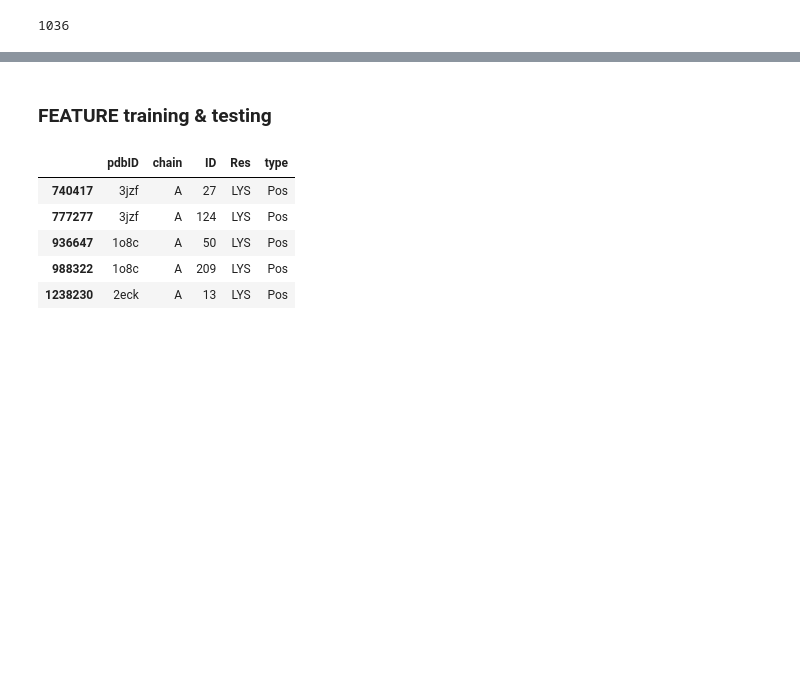
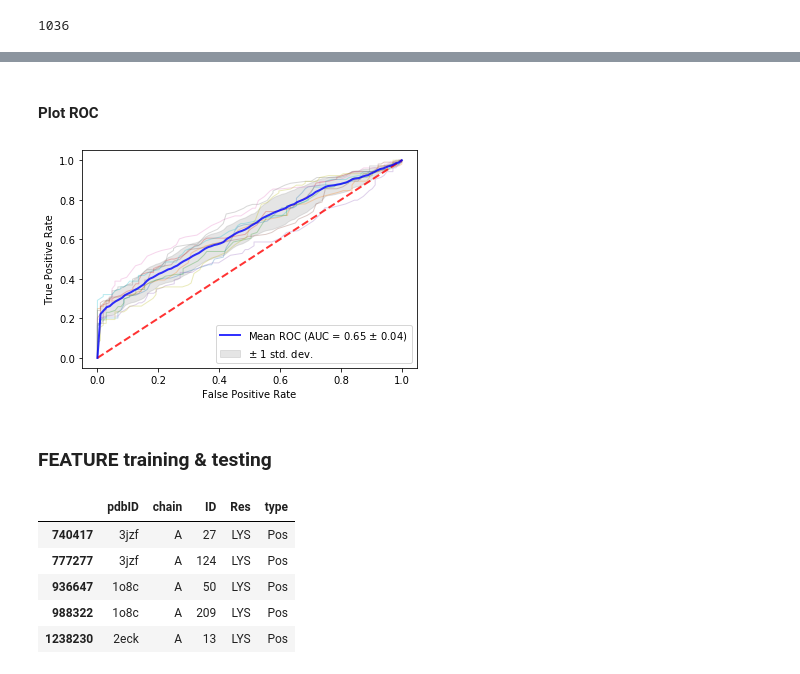
Before and after one commit to lyjspx/Protein_binding_site, a Jupyter notebook: Protein_motif_analysis/Post_Translation_Modification_modeling.ipynb, the cells around one changed output, grey strips where cells are left out. Cells and saved outputs as stored; diff of their text form; code cells hidden in the pictures; blank space fills up the shorter version.

```diff
--- a/Protein_motif_analysis/Post_Translation_Modification_modeling.ipynb
+++ b/Protein_motif_analysis/Post_Translation_Modification_modeling.ipynb
@@ -398,9 +396,9 @@ OneHotEncoder(categories='auto', drop=None, dtype=<class 'numpy.float64'>,
 amino_acid_property_by_res = {"ALA":1,"ILE":1,"LEU":1,"MET":1,"VAL":1,
                       "PHE":2, "TRP":2,"TYR":2,
                        "ASN":3,"CYS":3,"GLN":3,"SER":3,"THR":3,
-                      "ASP":4,"GLU":4,"ARG":5,"HIS":5,"LYS":5,"GLY":6,"PRO":6}
+                      "ASP":4,"GLU":4,"ARG":5,"HIS":5,"LYS":5,"GLY":6,"PRO":6,"unknown":7}
 label_encoder = LabelEncoder()
-integer_encoded = label_encoder.fit_transform([1,2,3,4,5,6])
+integer_encoded = label_encoder.fit_transform([1,2,3,4,5,6,7])
 onehot_encoder = OneHotEncoder(sparse=False)
 integer_encoded = integer_encoded.reshape(len(integer_encoded), 1)
 onehot_encoded = onehot_encoder.fit(integer_encoded)
@@ -527,7 +527,7 @@ num_pos = 0
 num_neg = 0
 for i in range(0,len(pos_neg_sample)):
     features = n_nearest_neighbour(pos_neg_sample.iloc[i,0],pos_neg_sample.iloc[i,1],\
-                                       pos_neg_sample.iloc[i,2],6)
+                                       pos_neg_sample.iloc[i,2],12)
     if not isinstance(features,list):
         if pos_neg_sample.iloc[i,4] == "Pos":
             if features.shape[0] > 0:
@@ -559,0 +546,2 @@ array(['LYS', 'LYS', 4.63268458644307, 119.969047288325, 'ASP',
+# %%
+ordered_sample = pd.read_csv("/home/yuan/Documents/PTM_k_NN_order_samples_24_24.csv")
@@ -622,0 +658,71 @@ accuracy: 0.6105 roc: 0.6054 precision: 0.5623 recall: 1.0000
+# %% [markdown]
+#### Plot ROC
+# %%
+import matplotlib.pyplot as plt
+from sklearn import svm, datasets
+from sklearn.metrics import auc
+from sklearn.metrics import plot_roc_curve
+from sklearn.model_selection import StratifiedKFold
+# #############################################################################
+# Data IO and generation
+
+# Import some data to play with
+X = shuffle_train_dataset
+y = shuffle_y_label
+X, y = X[y != 0], y[y != 0]
+n_samples, n_features = X.shape
+
+# Add noisy features
+random_state = np.random.RandomState(0)
+# X = np.c_[X, random_state.randn(n_samples, 200 * n_features)]
+
+# #############################################################################
+# Classification and ROC analysis
+
+# Run classifier with cross-validation and plot ROC curves
+cv = StratifiedKFold(n_splits=10)
+classifier = clfs['random_forest']
+
+tprs = []
+aucs = []
+mean_fpr = np.linspace(0, 1, 100)
+
+fig, ax = plt.subplots()
+for i, (train, test) in enumerate(cv.split(X, y)):
+    classifier.fit(X[train], y[train])
+    viz = plot_roc_curve(classifier, X[test], y[test],
+                         name='ROC fold {}'.format(i),
+                         alpha=0.3, lw=1, ax=ax)
+    interp_tpr = np.interp(mean_fpr, viz.fpr, viz.tpr)
+    interp_tpr[0] = 0.0
+    tprs.append(interp_tpr)
+    aucs.append(viz.roc_auc)
+
+
+
+ax.plot([0, 1], [0, 1], linestyle='--', lw=2, color='r',
+        label='Chance', alpha=.8)
+
+mean_tpr = np.mean(tprs, axis=0)
+mean_tpr[-1] = 1.0
+mean_auc = auc(mean_fpr, mean_tpr)
+std_auc = np.std(aucs)
+
+ax.plot(mean_fpr, mean_tpr, color='b',
+        label=r'Mean ROC (AUC = %0.2f $\pm$ %0.2f)' % (mean_auc, std_auc),
+        lw=2, alpha=.8)
+
+
+std_tpr = np.std(tprs, axis=0)
+tprs_upper = np.minimum(mean_tpr + std_tpr, 1)
+tprs_lower = np.maximum(mean_tpr - std_tpr, 0)
+ax.fill_between(mean_fpr, tprs_lower, tprs_upper, color='grey', alpha=.2,
+                label=r'$\pm$ 1 std. dev.')
+
+ax.set(xlim=[-0.05, 1.05], ylim=[-0.05, 1.05],
+       title=None)
+ax.legend(loc="lower right",handles= ax.get_legend_handles_labels()[0][11:])
+plt.savefig(fname='/home/yuan/Documents/N18M24_roc_dpi600.png',dpi=600)
+plt.show()
+# %% [output]
+[figure, added]
```
Also changed, not shown: parts of 30 cells of this notebook, 6 other files.
